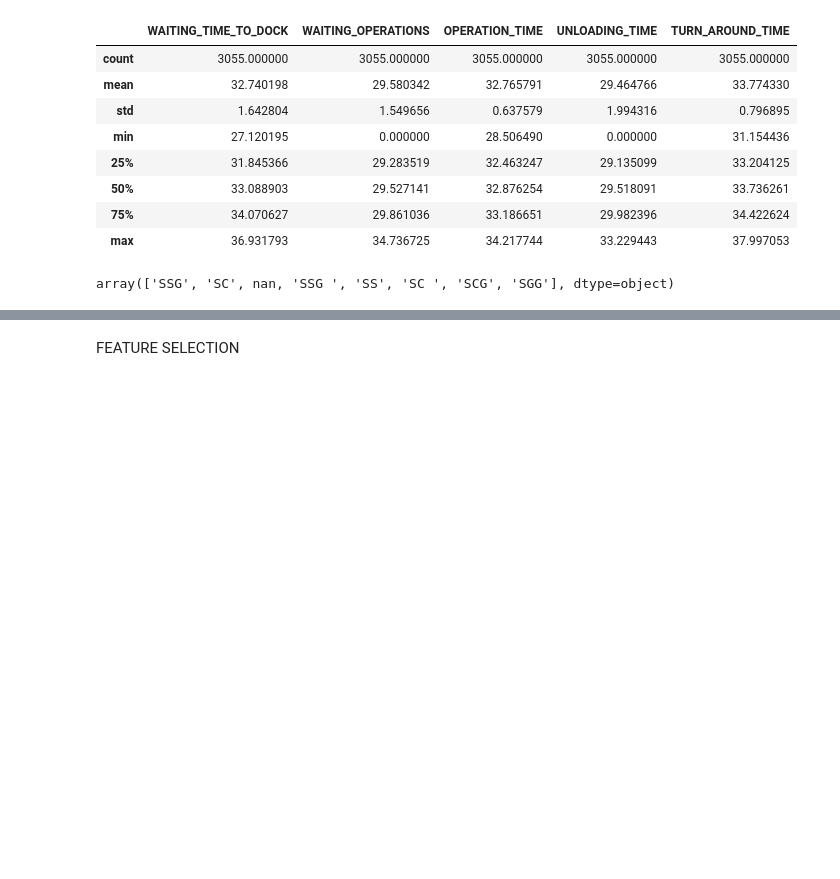
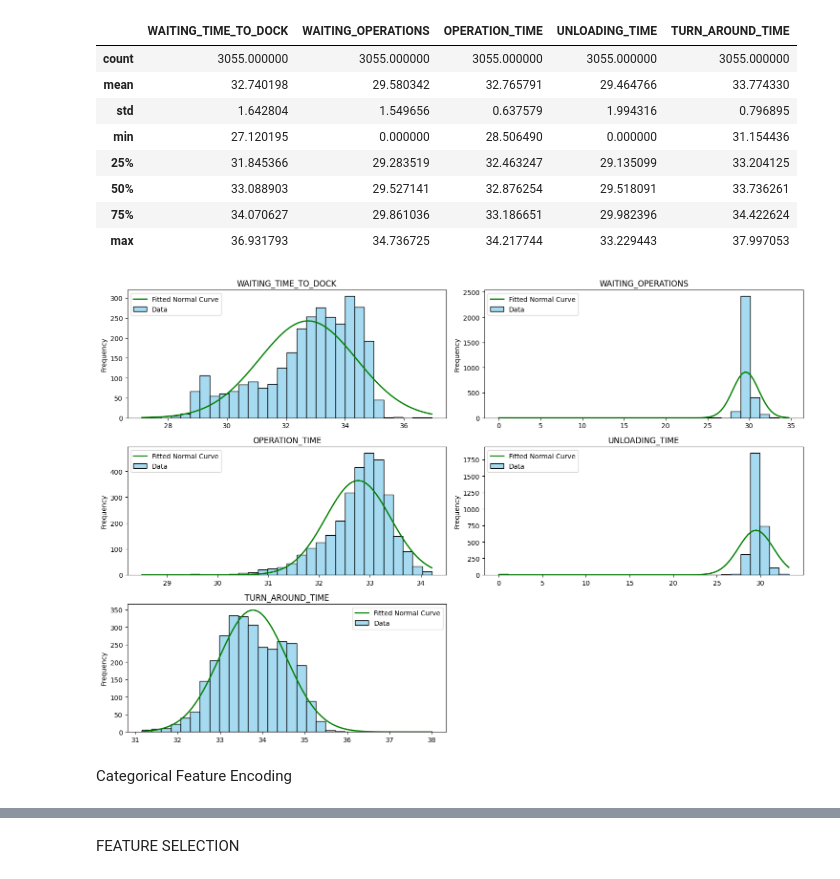
Before and after one commit to Athman-Athman/RESEARCH, a Jupyter notebook: RESEARCH_DATA_ANALYSIS_VTT_NOV_24.ipynb, the cells around one changed output, grey strips where cells are left out. Drawn from its saved outputs; the diff is of its cells as text; code cells hidden in the pictures; blank space fills up the shorter version.

```diff
--- a/RESEARCH_DATA_ANALYSIS_VTT_NOV_24.ipynb
+++ b/RESEARCH_DATA_ANALYSIS_VTT_NOV_24.ipynb
@@ -504,11 +504,34 @@ See the caveats in the documentation: https://pandas.pydata.org/pandas-docs/stab
 | 50% | 33.088903 | 29.527141 | 32.876254 | 29.518091 | 33.736261 |
 | 75% | 34.070627 | 29.861036 | 33.186651 | 29.982396 | 34.422624 |
 | max | 36.931793 | 34.736725 | 34.217744 | 33.229443 | 37.997053 |
-# %%
-# Display unique values of the 'MACHINE TYPE' column
-unique_machine_types = data['MACHINE TYPE'].unique()
-
-unique_machine_types
-# %% [output]
-array(['SSG', 'SC', nan, 'SSG ', 'SS', 'SC ', 'SCG', 'SGG'], dtype=object)
+# %%
+# Visualize transformed distributions
+# Set up the figure for subplots
+plt.figure(figsize=(15, 10))
+
+# Loop through features and create a subplot for each
+for i, feature in enumerate(new_variables, 1):
+    if feature in DATA_NEW_VARIABLES.columns:
+        plt.subplot(3, 2, i)  # Adjust rows/columns as needed
+
+        # Plot histogram
+        sns.histplot(DATA_NEW_VARIABLES[feature], kde=False, bins=30, color='skyblue', edgecolor='black', label='Data')
+
+        # Fit and overlay a normal distribution
+        mean, std = DATA_NEW_VARIABLES[feature].mean(), DATA_NEW_VARIABLES[feature].std()
+        x = np.linspace(DATA_NEW_VARIABLES[feature].min(), DATA_NEW_VARIABLES[feature].max(), 100)
+        plt.plot(x, norm.pdf(x, mean, std) * len(DATA_NEW_VARIABLES[feature]) * (DATA_NEW_VARIABLES[feature].max() - DATA_NEW_VARIABLES[feature].min()) / 30,
+                 color='green', lw=2, label='Fitted Normal Curve')
+
+        plt.title(f"{feature}")
+        plt.xlabel("")
+        plt.ylabel("Frequency")
+        plt.legend()
+
+plt.tight_layout()
+plt.show()
+# %% [output]
+[figure, added]
+# %% [markdown]
+Categorical Feature Encoding
 # %%
```
Also changed, not shown: parts of 9 cells of this notebook.
